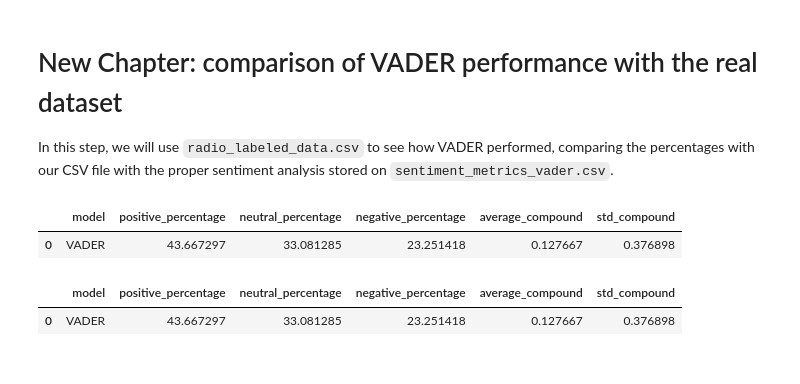
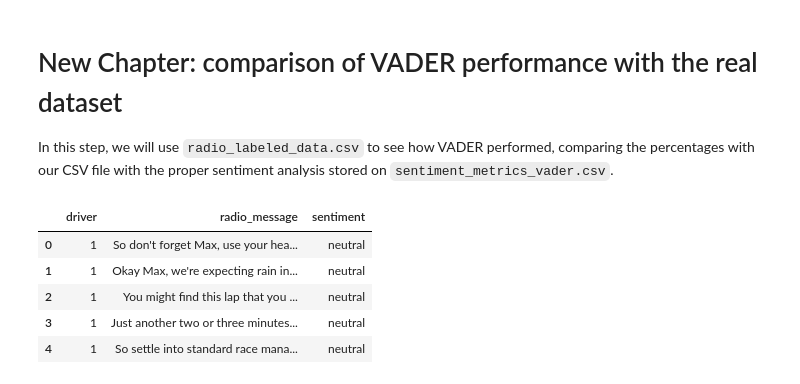
Before and after one commit to VforVitorio/F1_Strat_Manager, a Jupyter notebook: scripts/NLP_radio_processing/N02_sentiment_analysis_vader.ipynb, the cells around one changed output. Saved outputs shown, nothing was run; the diff lists cells and outputs as text; code cells hidden in the pictures.

```diff
--- a/scripts/NLP_radio_processing/N02_sentiment_analysis_vader.ipynb
+++ b/scripts/NLP_radio_processing/N02_sentiment_analysis_vader.ipynb
@@ -354,13 +354,20 @@ This happened, so I added 3 more Grand Prix to have more data. I will rerun the
 In this step, we will use `radio_labeled_data.csv` to see how VADER performed, comparing the percentages with our CSV file with the proper sentiment analysis stored on `sentiment_metrics_vader.csv`.
 # %%
 df_labeled = pd.read_csv("../../outputs/week4/radio_clean/radio_labeled_data.csv")
+
+
+# Count sentiment frequencies in the labeled data
+labeled_sentiment_counts = df_labeled['sentiment'].value_counts()
+
+# Calculate percentages
+total_messages = len(df_labeled)
+labeled_sentiment_percentages = labeled_sentiment_counts / total_messages * 100
+
 df_labeled.head()
 # %% [output]
-|  | model | positive_percentage | neutral_percentage | negative_percentage | average_compound | std_compound |
-| 0 | VADER | 43.667297 | 33.081285 | 23.251418 | 0.127667 | 0.376898 |
+|  | driver | radio_message | sentiment |
+| 0 | 1 | So don't forget Max, use your hea... | neutral |
+| 1 | 1 | Okay Max, we're expecting rain in... | neutral |
+| 2 | 1 | You might find this lap that you ... | neutral |
+| 3 | 1 | Just another two or three minutes... | neutral |
+| 4 | 1 | So settle into standard race mana... | neutral |
-# %%
-df_vader = pd.read_csv("../../outputs/week4/sentiment/sentiment_metrics_vader.csv")
-df_vader.head()
-# %% [output]
-|  | model | positive_percentage | neutral_percentage | negative_percentage | average_compound | std_compound |
-| 0 | VADER | 43.667297 | 33.081285 | 23.251418 | 0.127667 | 0.376898 |
```
Also changed, not shown: parts of 5 cells of this notebook, 1 other file.
